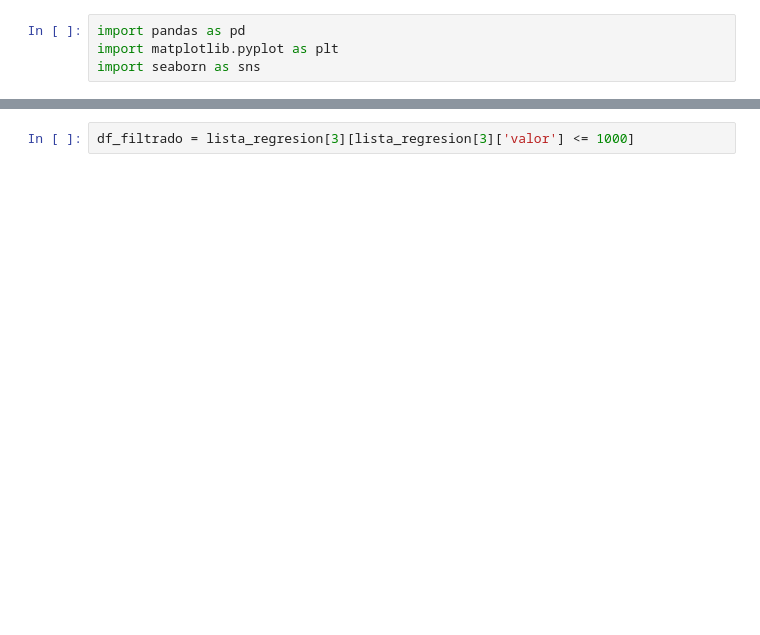
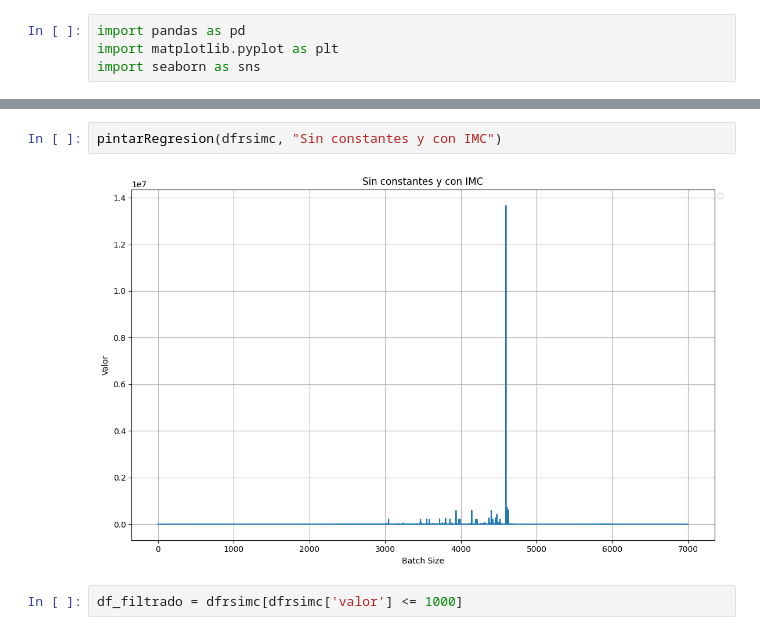
Before and after one commit to Raul-Gonzalez-M/TFG, a Jupyter notebook: codigo/ComparacionDeAlgoritmos/RegresionSimbolica/RedesIMCeva.ipynb, the cells around one changed output, grey strips where cells are left out. Saved outputs shown, nothing was run; the diff lists cells and outputs as text; blank space fills up the shorter version.

```diff
--- a/codigo/ComparacionDeAlgoritmos/RegresionSimbolica/RedesIMCeva.ipynb
+++ b/codigo/ComparacionDeAlgoritmos/RegresionSimbolica/RedesIMCeva.ipynb
@@ -50,5 +51,9 @@ pintarRegresion(lista_regresion[3])
+# %%
+pintarRegresion(dfrsimc, "Sin constantes y con IMC")
+# %% [output]
+[figure, added]
 # %%
-df_filtrado = lista_regresion[3][lista_regresion[3]['valor'] <= 1000]
+df_filtrado = dfrsimc[dfrsimc['valor'] <= 1000]
 # %%
 df_filtrado.info()
 # %% [output]
```
Also changed, not shown: parts of 13 cells of this notebook, 2 other files.
